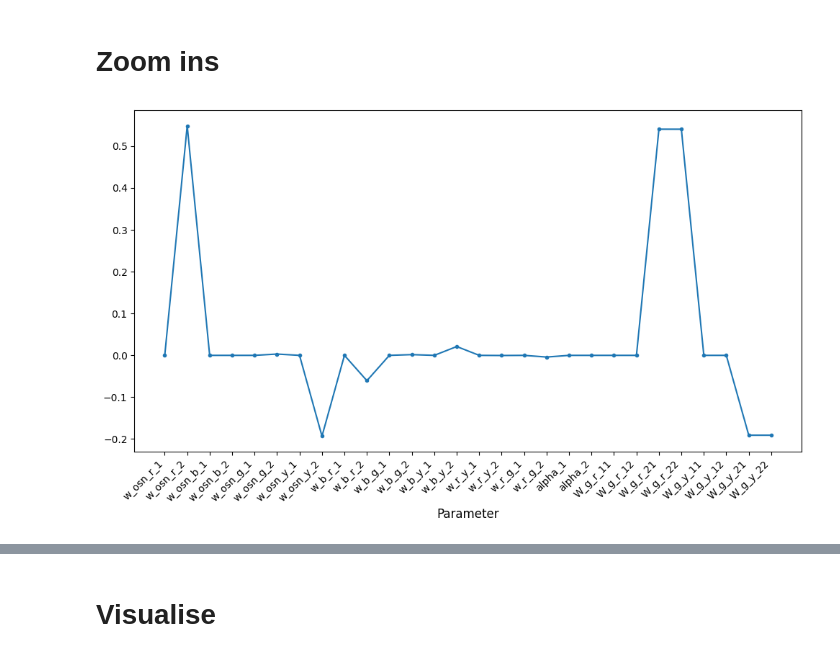
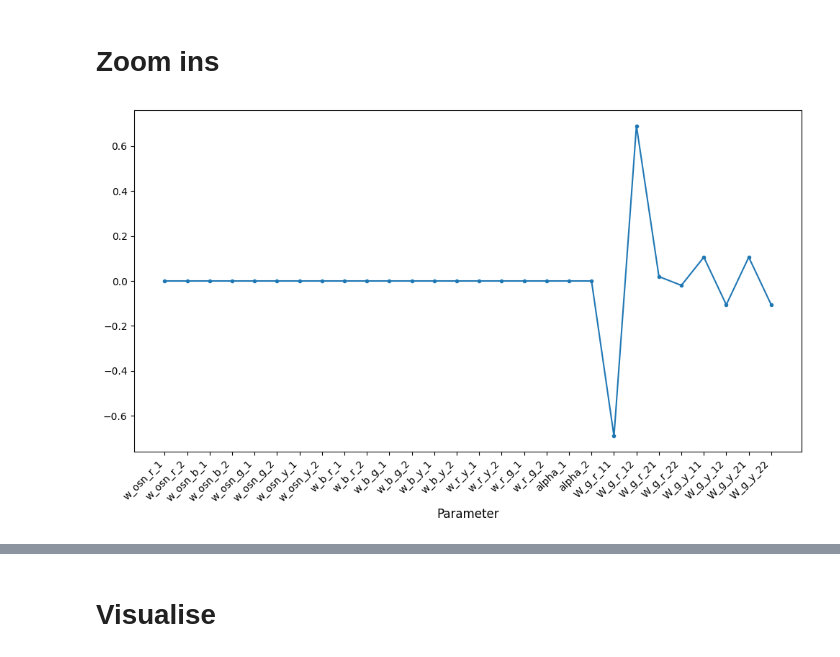
Before and after one commit to hizakim/4th_yr_project, a Jupyter notebook: TMR_after_26_2_18_pull_together.ipynb, the cells around one changed output, grey strips where cells are left out. Saved outputs shown, nothing was run; the diff lists cells and outputs as text; code cells hidden in the pictures.

```diff
--- a/TMR_after_26_2_18_pull_together.ipynb
+++ b/TMR_after_26_2_18_pull_together.ipynb
@@ -627,28 +538,28 @@ Delta_theta 10, Epsilon 20, Sample 1
 # %%
 
 plt.figure(figsize=(10, 6))
-plt.plot(M_plot[:, 0], '.-')
+plt.plot(M_plot[:, 6], '.-')
 
 # Create x-axis labels in the specified order (m=2, so each weight has 2 elements)
 # Order: w_osn_b, w_osn_g, w_osn_y, w_b_r, w_b_g, w_b_y, w_r_y, w_r_g, alpha, W_g_r, W_g_y
 param_labels = [
     'w_osn_r_1', 'w_osn_r_2',
     'w_osn_b_1', 'w_osn_b_2',
     'w_osn_g_1', 'w_osn_g_2',
     'w_osn_y_1', 'w_osn_y_2',
     'w_b_r_1', 'w_b_r_2',
     'w_b_g_1', 'w_b_g_2',
     'w_b_y_1', 'w_b_y_2',
     'w_r_y_1', 'w_r_y_2',
     'w_r_g_1', 'w_r_g_2',
     'alpha_1', 'alpha_2',
     'W_g_r_11', 'W_g_r_12', 'W_g_r_21', 'W_g_r_22',
     'W_g_y_11', 'W_g_y_12', 'W_g_y_21', 'W_g_y_22'
 ]
 
 plt.xticks(range(len(param_labels)), param_labels, rotation=45, ha='right')
 plt.xlabel('Parameter', fontsize=12)
 plt.tight_layout()
 plt.show()
 # %% [output]
-[figure, old version]
+[figure, new version]
```
Also changed, not shown: parts of 22 cells of this notebook, 2 other files.
